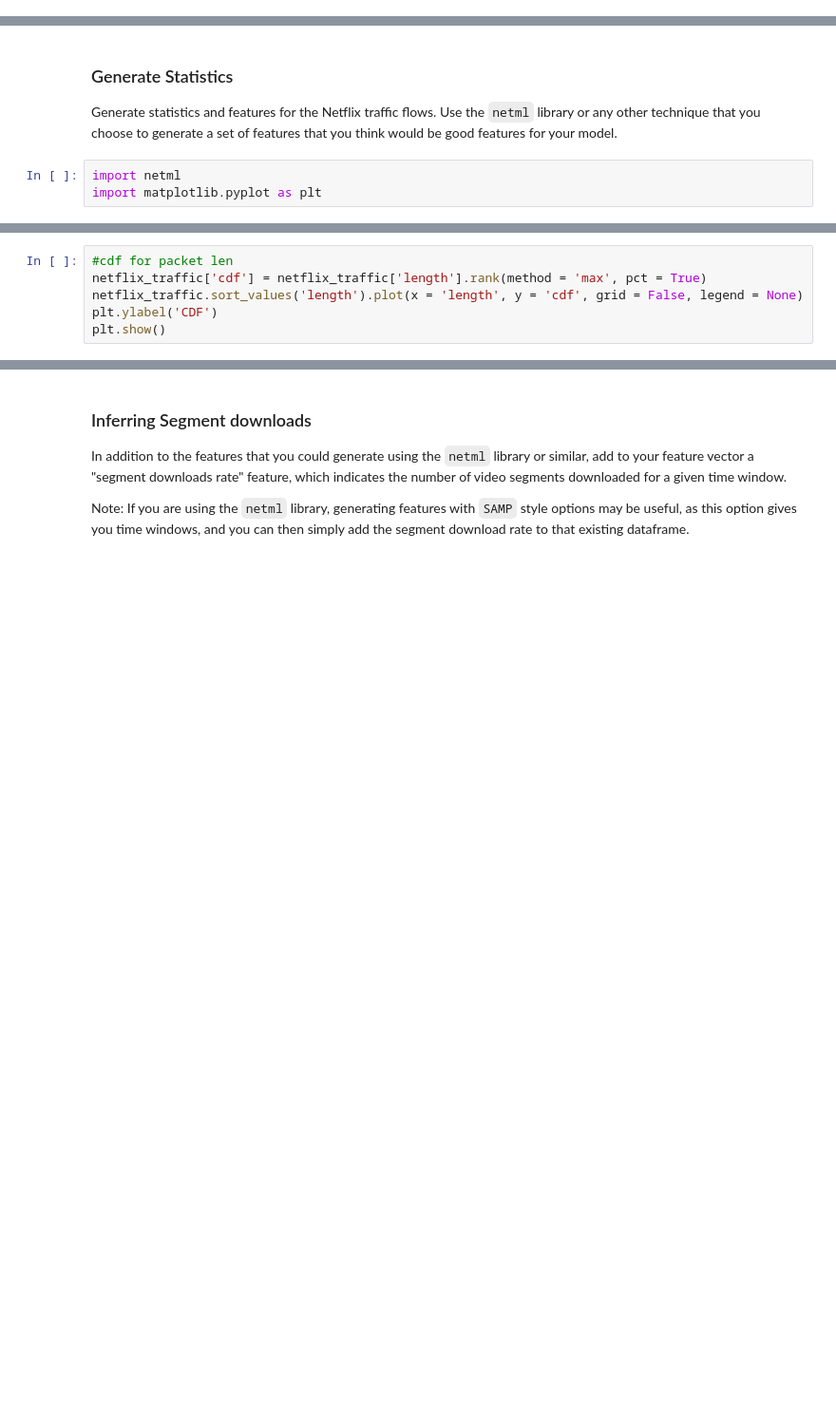
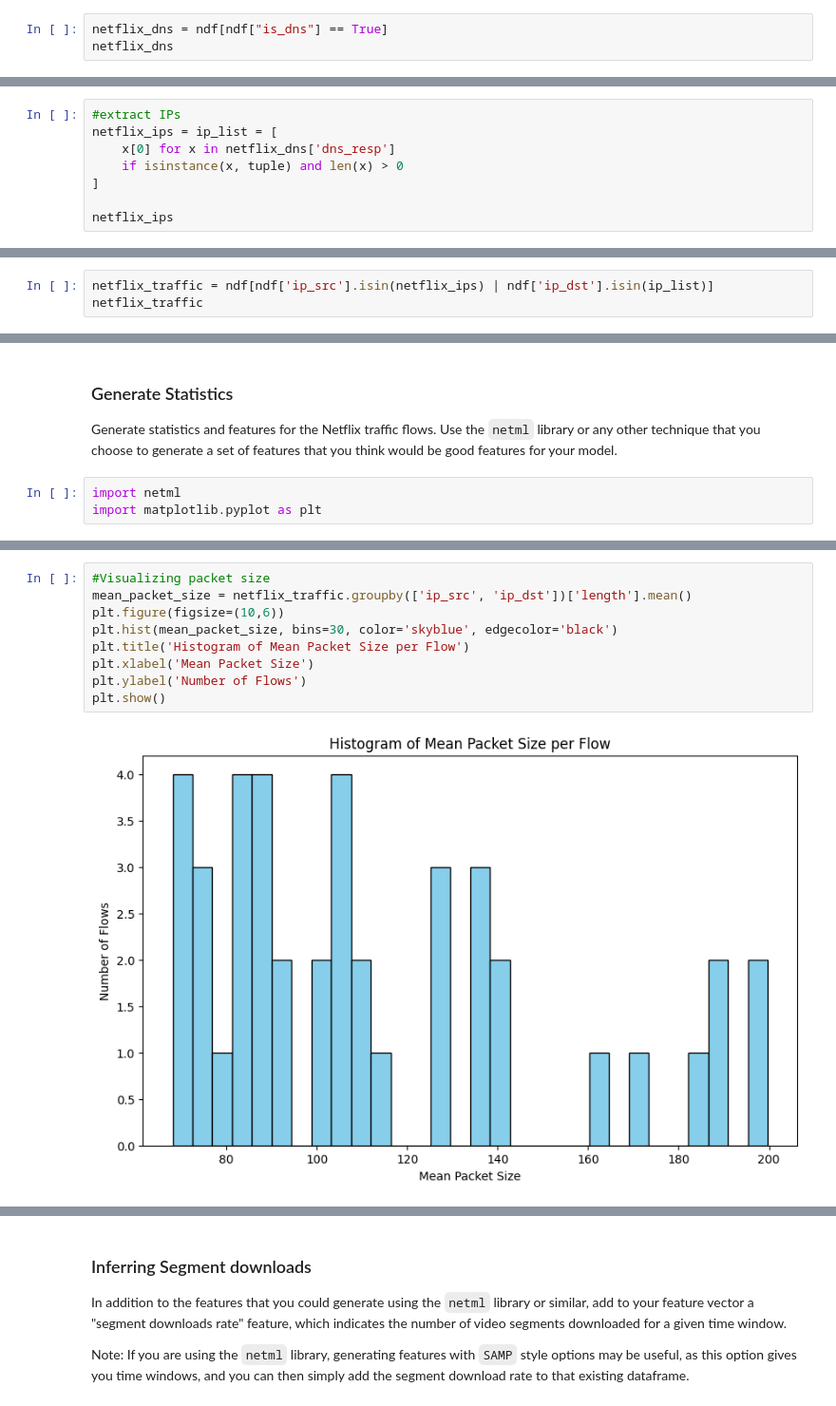
Before and after one commit to noise-course/video-quality-of-experience-cnk2-rgb, a Jupyter notebook: 1-Video-Quality-Inference.ipynb, the cells around one changed output, grey strips where cells are left out. Shown at 95% size. Cells and saved outputs as stored; diff of their text form; blank space fills up the shorter version.

```diff
--- a/1-Video-Quality-Inference.ipynb
+++ b/1-Video-Quality-Inference.ipynb
@@ -54,3 +54,6 @@ NF_DOMAINS = (["nflxvideo",
               "netflix",
               "nflxso",
               "nflxext"])
+# %%
+netflix_dns = ndf[ndf["is_dns"] == True]
+netflix_dns
@@ -56,0 +74,8 @@ NF_DOMAINS = (["nflxvideo",
+# %%
+#extract IPs
+netflix_ips = ip_list = [
+    x[0] for x in netflix_dns['dns_resp']
+    if isinstance(x, tuple) and len(x) > 0
+]
+
+netflix_ips
@@ -56,0 +104,3 @@ NF_DOMAINS = (["nflxvideo",
+# %%
+netflix_traffic = ndf[ndf['ip_src'].isin(netflix_ips) | ndf['ip_dst'].isin(ip_list)]
+netflix_traffic
@@ -97,6 +135,0 @@ Median: 97.0
-# %%
-#cdf for packet len
-netflix_traffic['cdf'] = netflix_traffic['length'].rank(method = 'max', pct = True)
-netflix_traffic.sort_values('length').plot(x = 'length', y = 'cdf', grid = False, legend = None)
-plt.ylabel('CDF')
-plt.show()
@@ -115,0 +162,11 @@ See the caveats in the documentation: https://pandas.pydata.org/pandas-docs/stab
+# %%
+#Visualizing packet size
+mean_packet_size = netflix_traffic.groupby(['ip_src', 'ip_dst'])['length'].mean()
+plt.figure(figsize=(10,6))
+plt.hist(mean_packet_size, bins=30, color='skyblue', edgecolor='black')
+plt.title('Histogram of Mean Packet Size per Flow')
+plt.xlabel('Mean Packet Size')
+plt.ylabel('Number of Flows')
+plt.show()
+# %% [output]
+[figure, added]
```
Also changed, not shown: parts of 56 cells of this notebook.
